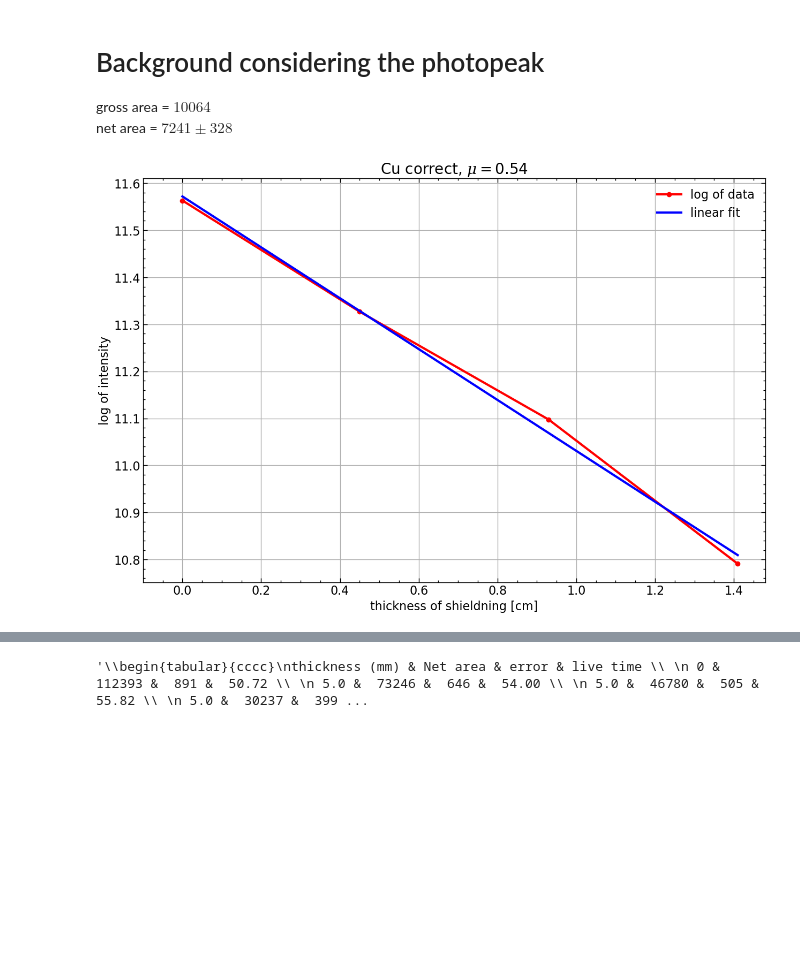
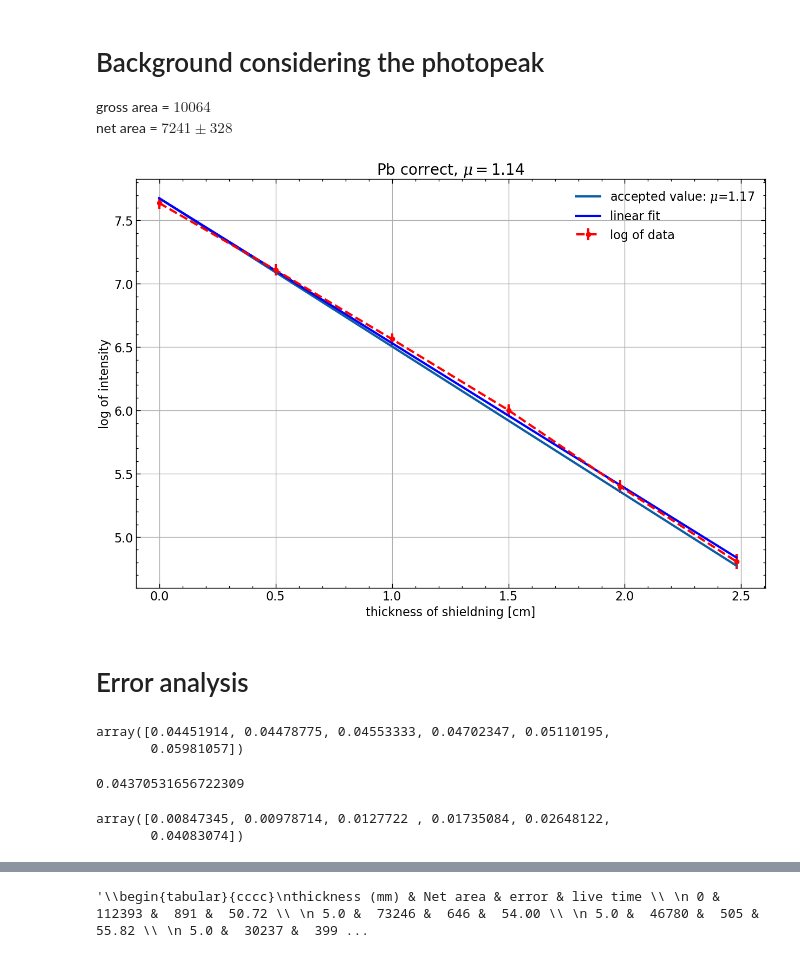
Before and after one commit to SunAndClouds/NuclearPhysicsLab, a Jupyter notebook: LinearRegression.ipynb, the cells around one changed output, grey strips where cells are left out. Cells and saved outputs as stored; diff of their text form; code cells hidden in the pictures; blank space fills up the shorter version.

Commit message:
.
Scaled the intensity and started to compute the errors. The values are reasonable, but need to check

```diff
--- a/LinearRegression.ipynb
+++ b/LinearRegression.ipynb
@@ -3,53 +3,73 @@
 gross area = $10064$ \
 net area = $7241 \pm 328$
 # %%
+import pandas as pd
+import numpy as np
+from scipy import stats
+import matplotlib.pyplot as plt
+plt.style.use(["science", "notebook"])
+plt.rcParams['lines.linewidth'] = 3
+plt.rcParams['figure.dpi'] = 100
+plt.rcParams['figure.figsize'] = (15, 10)
+
+
 net_background = 7241
 net_error = 328
+background_error = 891 #  50.72
 gross_background = 90587 * (58.68/164.60)
+mu_cu = 0.640 # cm^-1
+mu_pb = 1.170 # cm^-1
+dx = 0.25 # cm
 # %%
-import pandas as pd
-import numpy as np
-from scipy import stats
-import matplotlib.pyplot as plt
-plt.style.use(["science", "notebook"])
-plt.rcParams['lines.linewidth'] = 3
-plt.rcParams['figure.dpi'] = 100
-plt.rcParams['figure.figsize'] = (15, 10)
-
-
-name = "Cu correct" # "Pb correct" "Cu incorrect" "Cu correct"
+name = "Pb correct" # "Pb correct" "Cu incorrect" "Cu correct"
 data = pd.read_csv("../NuclearPhysicsLab/" + name + ".txt")
 
 # wierd data points in the end
 if name == "Cu correct":
     data = data[:-2]
 
 x_k, A_k, error_k, t_k = data.keys()
 x = data[x_k].to_numpy().cumsum() / 10 # in cm
 
 if "incorrect" in name:
     A = data[A_k].to_numpy() - gross_background
 else:
     A = data[A_k].to_numpy() - net_background
 
-logA = np.log(A)
 error = data[error_k].to_numpy()
-t = data[t_k].to_numpy()
-slope, intercept, r, p, std_err = stats.linregress(x, logA)
+t = data[t_k].to_numpy() # live time
+I = A/t
+I_background = I[0] # background intensity
+logI = np.log(I)
+I_true = I - I_background # true intensity
+dI_true =
+I0 = I_true[0] # true initial intensity
+
+slope, intercept, r, p, std_err = stats.linregress(x, logI)
+
+# dividing by I since the errors are shown in a log plot
+s_lnI = std_err * np.sqrt(len(t)) #np.sqrt(A) / t
+s_area = error / t / I
+s_total = np.sqrt(s_I**2 + s_area**2) # total error
+
 
 plt.title(name + f", $\mu = ${-slope.round(2)}", fontsize=20)
-plt.plot(x, logA, "-ro", label="log of data")
+# plt.plot(x, logI, "-ro", label="log of data")
+plt.errorbar(x, logI, fmt="--ro", yerr=s_total, label="log of data")
+if "Cu" in name:
+    plt.plot(x, -mu_cu*x+intercept, label=f"accepted value $\mu$={mu_cu}")
+else:
+    plt.plot(x, -mu_pb*x+intercept, label=f"accepted value: $\mu$={mu_pb}")
 plt.plot(x, slope*x + intercept, "b", label="linear fit")
 # plt.plot(x, A, "r-o") # plot for the true copper with wierd values
 plt.xlabel("thickness of shieldning [cm]"), plt.ylabel("log of intensity")
 plt.xlim(-0.1)
 plt.legend()
 plt.grid()
 
-if name == "Cu correct"
-    plt.savefig(name + " modified" + ".png")
-
-else:
-    plt.savefig(name + ".png")
+# if name == "Cu correct":
+#     plt.savefig(name + " modified" + ".png")
+# else:
+#     plt.savefig(name + ".png")
 # %% [output]
-[figure, old version]
+[figure, new version]
@@ -59,0 +76,16 @@ if "incorrect" in name:
+# %% [markdown]
+# Error analysis
+# %%
+s_total
+# %% [output]
+array([0.04451914, 0.04478775, 0.04553333, 0.04702347, 0.05110195,
+       0.05981057])
+# %%
+s_lnI
+# %% [output]
+0.04370531656722309
+# %%
+error / t / I
+# %% [output]
+array([0.00847345, 0.00978714, 0.0127722 , 0.01735084, 0.02648122,
+       0.04083074])
```
Also changed, not shown: parts of 3 cells of this notebook.
